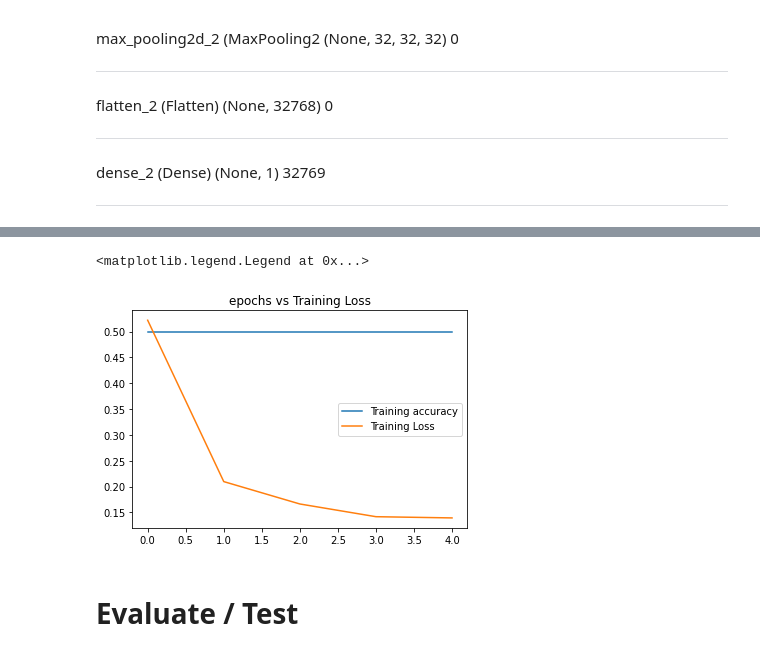
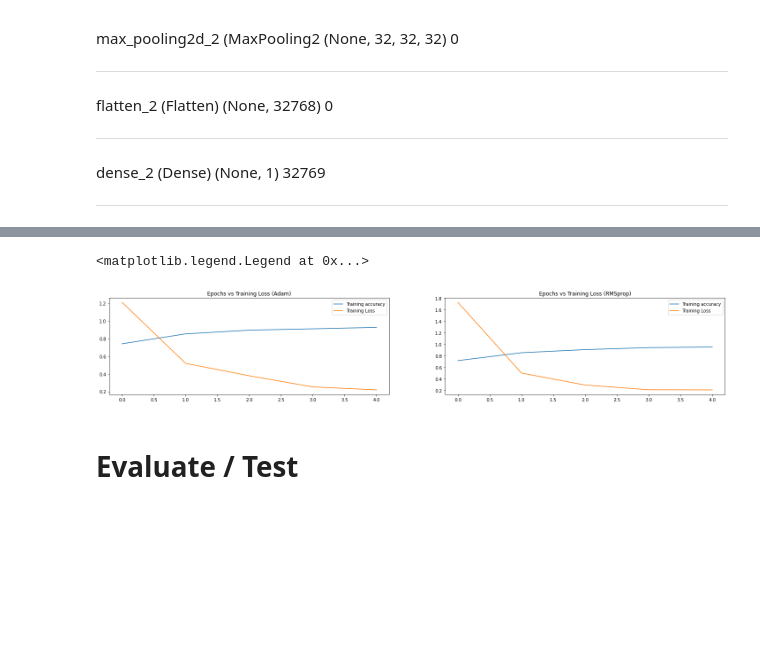
Before and after one commit to beriagraphics/SIC, a Jupyter notebook: Happy-House/ToDo_CP_Happy_house [Farouk BLIDI].ipynb, the cells around one changed output, grey strips where cells are left out. Drawn from its saved outputs; the diff is of its cells as text; code cells hidden in the pictures; blank space fills up the shorter version.

```diff
--- a/Happy-House/ToDo_CP_Happy_house [Farouk BLIDI].ipynb
+++ b/Happy-House/ToDo_CP_Happy_house [Farouk BLIDI].ipynb
@@ -161,0 +163,19 @@ Epoch 5/5
+# %%
+# Using Adam Optimizer
+model_adam.compile(optimizer=Adam() , loss='binary_crossentropy', metrics=["accuracy"])
+# Using RMSprop Optimizer
+model_RMSprop.compile(optimizer=RMSprop() , loss='binary_crossentropy', metrics=["accuracy"])
+
+with tf.device("/GPU:1"):
+    history_model_Adam = model_adam.fit(X_train, Y_train,
+                            epochs=5,
+                            batch_size=1,
+                            verbose=2,
+                            )
+
+
+    history_model_RMSprop = model_RMSprop.fit(X_train, Y_train,
+                            epochs=5,
+                            batch_size=1,
+                            verbose=2,
+                            )
@@ -162,15 +203,26 @@ Epoch 5/5
 # %%
-train_accuracy = history_model.history["accuracy"]
-train_loss = history_model.history["loss"]
+plt.figure(figsize=[25,4])
 
+plt.subplot(121)
+train_accuracy = history_model_Adam.history["accuracy"]
 count = range(len(train_accuracy))
+
+train_loss = history_model_Adam.history["loss"]
 plt.plot(count, train_accuracy, label='Training accuracy')
 plt.plot(count, train_loss, label='Training Loss')
-plt.title('epochs vs Training Loss')
+plt.title('Epochs vs Training Loss (Adam)')
 plt.legend()
+
+plt.subplot(122)
+train_accuracy = history_model_RMSprop.history["accuracy"]
+train_loss = history_model_RMSprop.history["loss"]
+plt.plot(count, train_accuracy, label='Training accuracy')
+plt.plot(count, train_loss, label='Training Loss')
+plt.title('Epochs vs Training Loss (RMSprop)')
+plt.legend()
 # %% [output]
 <matplotlib.legend.Legend at 0x...>
-[figure, old version]
+[figure, new version]
 # %% [markdown]
 # Evaluate / Test
 # %% [markdown]
```
Also changed, not shown: parts of 17 cells of this notebook.
